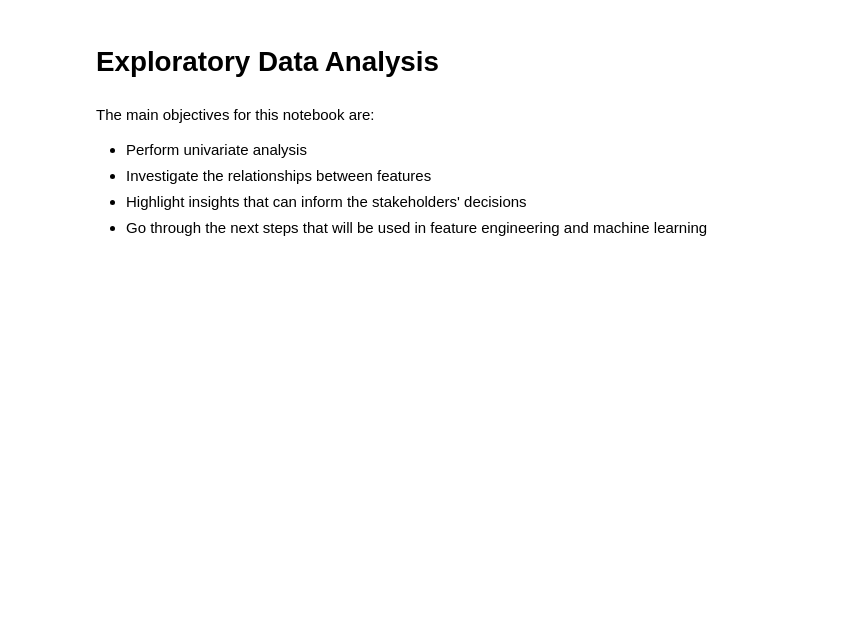
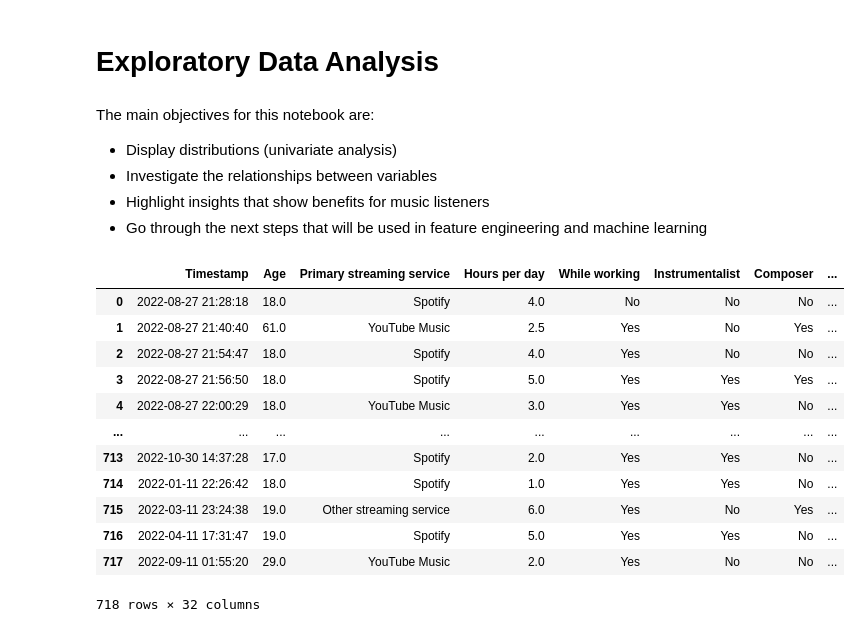
Before and after one commit to mlcuadra1/Mental-Health-x-Music-EDA, a Jupyter notebook: notebooks/Script 2 - EDA.ipynb, the cells around one changed output. Saved outputs shown, nothing was run; the diff lists cells and outputs as text; code cells hidden in the pictures; blank space fills up the shorter version.

```diff
--- a/notebooks/Script 2 - EDA.ipynb
+++ b/notebooks/Script 2 - EDA.ipynb
@@ -2,9 +2,9 @@
 # Exploratory Data Analysis
 # %% [markdown]
 The main objectives for this notebook are:
-- Perform univariate analysis
-- Investigate the relationships between features
-- Highlight insights that can inform the stakeholders' decisions
+- Display distributions (univariate analysis)
+- Investigate the relationships between variables
+- Highlight insights that show benefits for music listeners
 - Go through the next steps that will be used in feature engineering and machine learning
 # %%
 # Import libraries
@@ -21,3 +16,20 @@ import datetime as dt
+# %%
+data = pd.read_csv('../data/Data - MHxM cleaned.csv')
+data
+# %% [output]
+|  | Timestamp | Age | Primary streaming service | Hours per day | While working | Instrumentalist | Composer | ... |
+| 0 | 2022-08-27 21:28:18 | 18.0 | Spotify | 4.0 | No | No | No | ... |
+| 1 | 2022-08-27 21:40:40 | 61.0 | YouTube Music | 2.5 | Yes | No | Yes | ... |
+| 2 | 2022-08-27 21:54:47 | 18.0 | Spotify | 4.0 | Yes | No | No | ... |
+| 3 | 2022-08-27 21:56:50 | 18.0 | Spotify | 5.0 | Yes | Yes | Yes | ... |
+| 4 | 2022-08-27 22:00:29 | 18.0 | YouTube Music | 3.0 | Yes | Yes | No | ... |
+| ... | ... | ... | ... | ... | ... | ... | ... | ... |
+| 713 | 2022-10-30 14:37:28 | 17.0 | Spotify | 2.0 | Yes | Yes | No | ... |
+| 714 | 2022-01-11 22:26:42 | 18.0 | Spotify | 1.0 | Yes | Yes | No | ... |
+| 715 | 2022-03-11 23:24:38 | 19.0 | Other streaming service | 6.0 | Yes | No | Yes | ... |
+| 716 | 2022-04-11 17:31:47 | 19.0 | Spotify | 5.0 | Yes | Yes | No | ... |
+| 717 | 2022-09-11 01:55:20 | 29.0 | YouTube Music | 2.0 | Yes | No | No | ... |
+718 rows × 32 columns
 # %%
 data.shape
 # %% [output]
```
Also changed, not shown: parts of 8 cells of this notebook, 3 other files.
